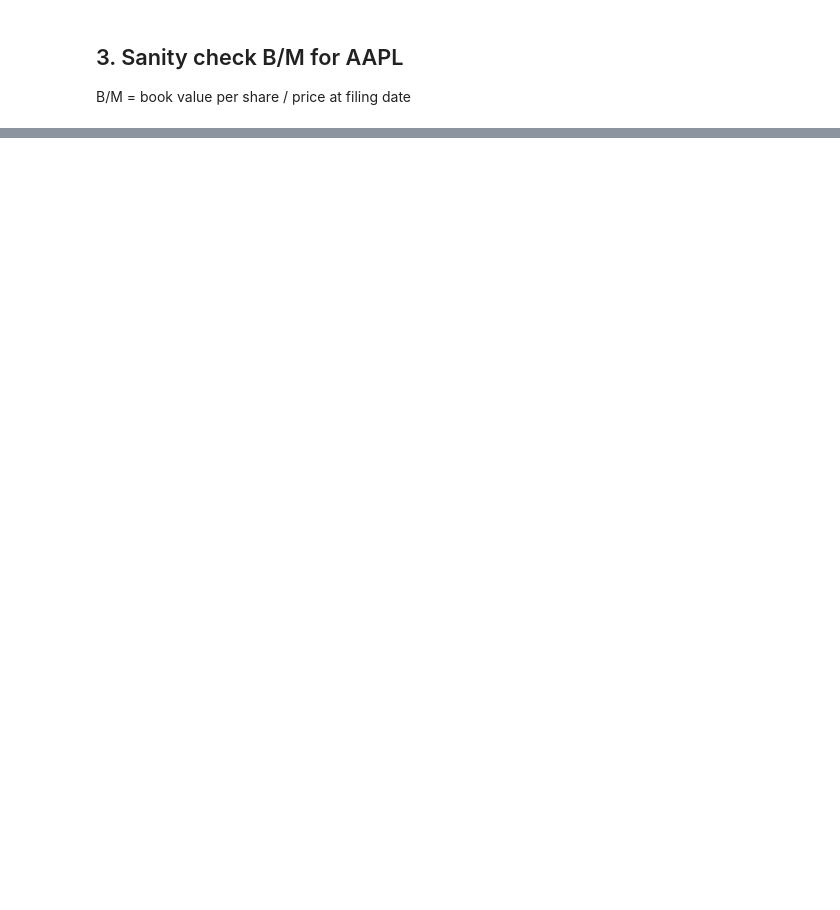
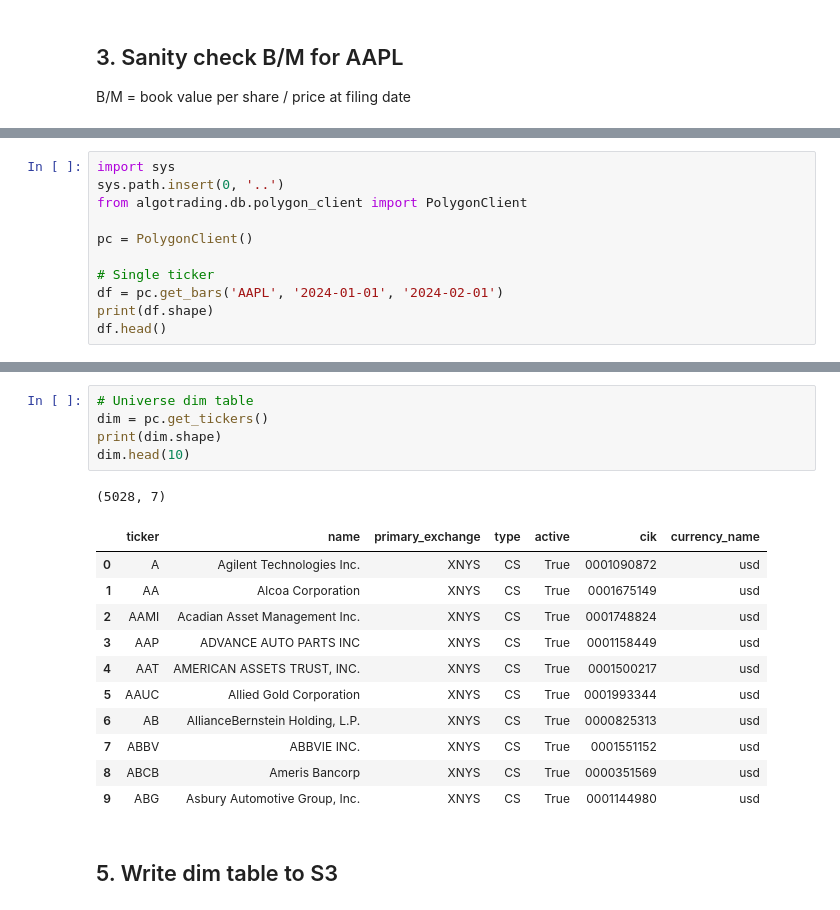
Before and after one commit to Andy-hzm/algo-trading, a Jupyter notebook: notebooks/01_polygon_exploration.ipynb, the cells around one changed output, grey strips where cells are left out. Cells and saved outputs as stored; diff of their text form; blank space fills up the shorter version.

Commit message:
created polygon client, s3 client, several exploration notebooks

```diff
--- a/notebooks/01_polygon_exploration.ipynb
+++ b/notebooks/01_polygon_exploration.ipynb
@@ -94,0 +188,11 @@ print(f'B/M: {bvps / price:.4f}' if price else 'no price')
+# %%
+import sys
+sys.path.insert(0, '..')
+from algotrading.db.polygon_client import PolygonClient
+
+pc = PolygonClient()
+
+# Single ticker
+df = pc.get_bars('AAPL', '2024-01-01', '2024-02-01')
+print(df.shape)
+df.head()
@@ -94,0 +220,20 @@ print(f'B/M: {bvps / price:.4f}' if price else 'no price')
+# %%
+# Universe dim table
+dim = pc.get_tickers()
+print(dim.shape)
+dim.head(10)
+# %% [output]
+(5028, 7)
+|  | ticker | name | primary_exchange | type | active | cik | currency_name |
+| 0 | A | Agilent Technologies Inc. | XNYS | CS | True | 0001090872 | usd |
+| 1 | AA | Alcoa Corporation | XNYS | CS | True | 0001675149 | usd |
+| 2 | AAMI | Acadian Asset Management Inc. | XNYS | CS | True | 0001748824 | usd |
+| 3 | AAP | ADVANCE AUTO PARTS INC | XNYS | CS | True | 0001158449 | usd |
+| 4 | AAT | AMERICAN ASSETS TRUST, INC. | XNYS | CS | True | 0001500217 | usd |
+| 5 | AAUC | Allied Gold Corporation | XNYS | CS | True | 0001993344 | usd |
+| 6 | AB | AllianceBernstein Holding, L.P. | XNYS | CS | True | 0000825313 | usd |
+| 7 | ABBV | ABBVIE INC. | XNYS | CS | True | 0001551152 | usd |
+| 8 | ABCB | Ameris Bancorp | XNYS | CS | True | 0000351569 | usd |
+| 9 | ABG | Asbury Automotive Group, Inc. | XNYS | CS | True | 0001144980 | usd |
+# %% [markdown]
+## 5. Write dim table to S3
```
Also changed, not shown: parts of 22 cells of this notebook, 4 other files.
